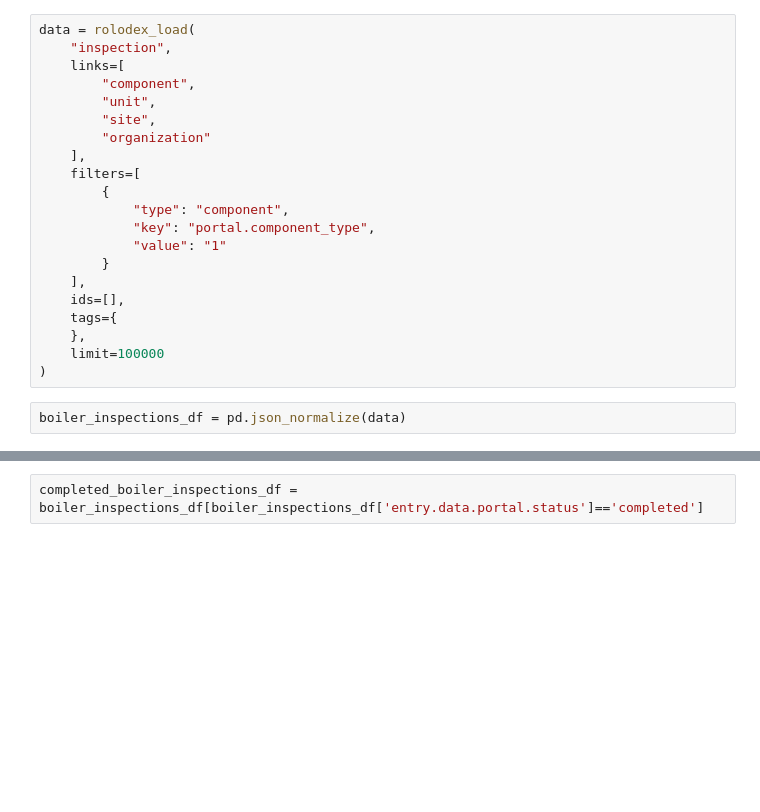
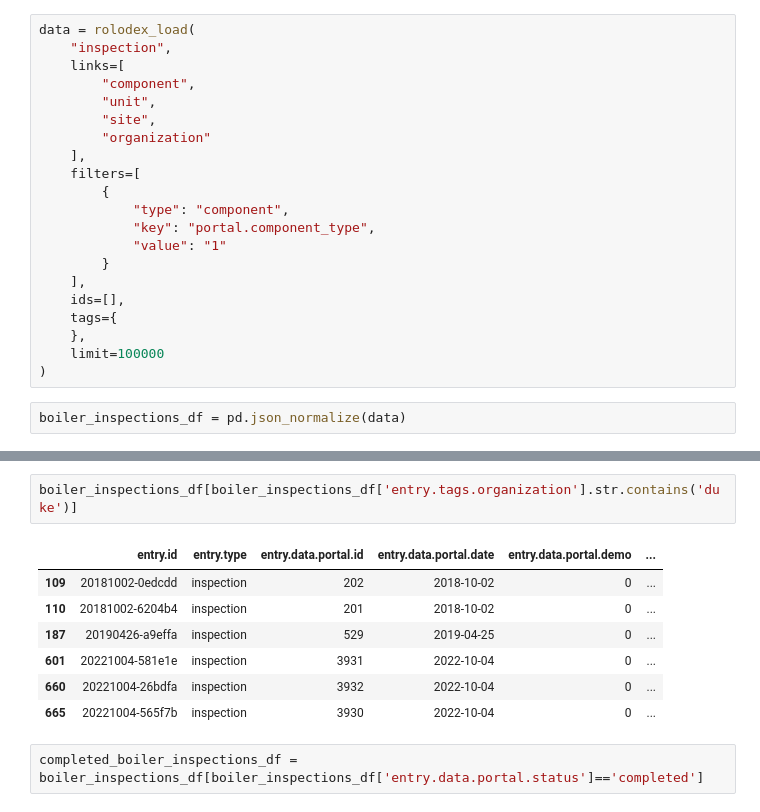
Before and after one commit to GeckoRobotics/davos-data-project, a Jupyter notebook: notebooks/Data_Pipeline.ipynb, the cells around one changed output, grey strips where cells are left out. Saved outputs shown, nothing was run; the diff lists cells and outputs as text; blank space fills up the shorter version.

```diff
--- a/notebooks/Data_Pipeline.ipynb
+++ b/notebooks/Data_Pipeline.ipynb
@@ -95,2 +95,12 @@ boiler_inspections_df.head()
+# %%
+boiler_inspections_df[boiler_inspections_df['entry.tags.organization'].str.contains('duke')]
+# %% [output]
+|  | entry.id | entry.type | entry.data.portal.id | entry.data.portal.date | entry.data.portal.demo | ... |
+| 109 | 20181002-0edcdd | inspection | 202 | 2018-10-02 | 0 | ... |
+| 110 | 20181002-6204b4 | inspection | 201 | 2018-10-02 | 0 | ... |
+| 187 | 20190426-a9effa | inspection | 529 | 2019-04-25 | 0 | ... |
+| 601 | 20221004-581e1e | inspection | 3931 | 2022-10-04 | 0 | ... |
+| 660 | 20221004-26bdfa | inspection | 3932 | 2022-10-04 | 0 | ... |
+| 665 | 20221004-565f7b | inspection | 3930 | 2022-10-04 | 0 | ... |
 # %%
 completed_boiler_inspections_df = boiler_inspections_df[boiler_inspections_df['entry.data.portal.status']=='completed']
```
Also changed, not shown: parts of 53 cells of this notebook, 11 other files.
